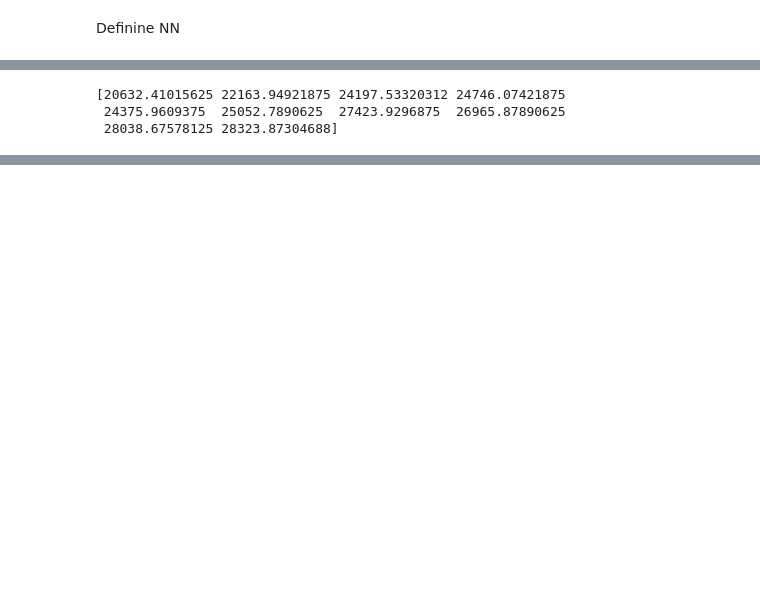
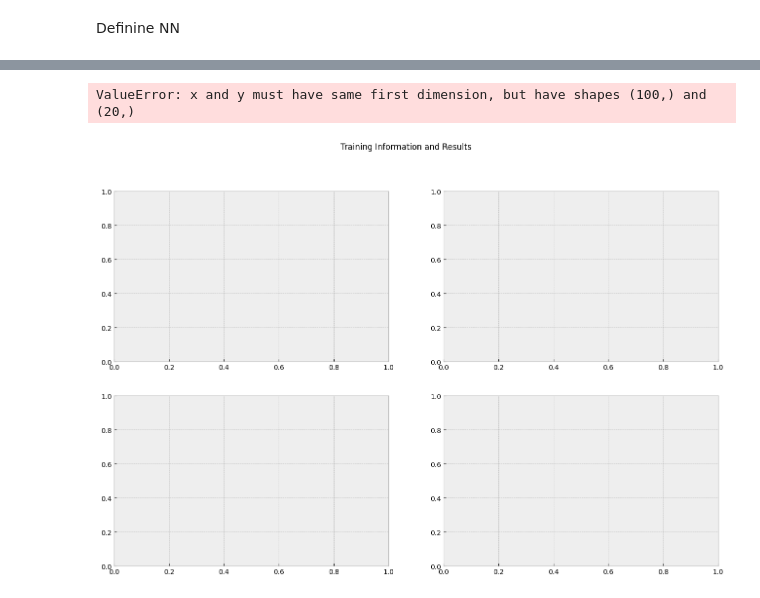
Before and after one commit to QuentinPerret/IAStockForeCaster, a Jupyter notebook: TimeSeriesForecasting.ipynb, the cells around one changed output, grey strips where cells are left out. Drawn from its saved outputs; the diff is of its cells as text; code cells hidden in the pictures; blank space fills up the shorter version.

Commit message:
lstm update

```diff
--- a/TimeSeriesForecasting.ipynb
+++ b/TimeSeriesForecasting.ipynb
@@ -82,0 +101,4 @@ TimeSeriesSplit(gap=0, max_train_size=None, n_splits=35, test_size=10)
+# %%
+lag = 60
+x_train , y_train = create_dataset(train_data,lag)
+x_test , y_test = create_dataset(test_data,lag)
@@ -82,0 +121,28 @@ TimeSeriesSplit(gap=0, max_train_size=None, n_splits=35, test_size=10)
+# %%
+import torch.utils.data as data
+import torch.optim as optim
+
+model = NaiveLSTM()
+optimizer = optim.Adam(model.parameters())
+loss_fn = nn.MSELoss()
+loader = data.DataLoader(data.TensorDataset(x_train,y_train),shuffle=True,batch_size=10)
+
+n_epoch = 5000
+for epoch in range(n_epoch):
+    model.train()
+    for X_batch , y_batch in loader:
+        y_pred = model(X_batch)
+        loss = loss_fn(y_pred,y_batch)
+        optimizer.zero_grad()
+        loss.backward()
+        optimizer.step()
+    #Validation
+    if epoch % 100 != 0:
+        continue
+    model.eval()
+    with torch.no_grad():
+        y_pred = model(x_train)
+        train_rmse = np.sqrt(loss_fn(y_pred,y_train))
+        y_pred = model(x_test)
+        test_rmse = np.sqrt(loss_fn(y_pred,y_test))
+    print(f'Epoch {epoch} : train RMSE {train_rmse} , test RMSE {test_rmse}')
@@ -161,10 +154,6 @@ RuntimeError: mat1 and mat2 shapes cannot be multiplied (1x356 and 346x10)
-# %%
-print(y_test.values)
-# %% [output]
-[20632.41015625 22163.94921875 24197.53320312 24746.07421875
- 24375.9609375  25052.7890625  27423.9296875  26965.87890625
- 28038.67578125 28323.87304688]
 # %%
+
+print(f"Training finished. Final loss: {loss:.6f}")
 a = np.linspace(1,n_epochs,n_epochs//100).astype(int)
 
 fig , axs = plt.subplots(2,2 , figsize=(16,10))
@@ -174,16 +163,17 @@ ax1 = axs[0,0]
 ax1.plot(a,history)
 ax1.set(xlabel="Epoch" , ylabel="Loss",title='Loss Function')
 
-final_result = y_train - y_pred
+final_result = y_train[700:] - y_pred
 ax2 = axs[0,1]
-ax2.plot(index,final_result.detach().numpy())
+ax2.plot(x[700:],final_result.detach().numpy())
 ax2.set(ylabel='Difference',xlabel='x')
 ax2.set_title('Différence between original and predicted values')
 
 ax3 = axs[1,1]
-ax3.plot(index,y_train,x,y_pred.detach().numpy(),'r')
+ax3.plot(x[0:700],y_train[0:700],x[700:],y_pred.detach().numpy(),'r')
 ax3.set(title='Final trained result',ylabel='y_pred',xlabel='x')
 
 ax4 = axs[1,0]
-ax4.plot(index,y_train[0:700],'b',x,y_train[700:],'r')
+ax4.plot(x[0:700],y_train[0:700],'b',x[700:],y_train[700:],'r')
 ax4.set(title='Initial values',ylabel='y_train',xlabel='x')
+# %% [output]
@@ -189,0 +181,2 @@ ax4.set(title='Initial values',ylabel='y_train',xlabel='x')
+ValueError: x and y must have same first dimension, but have shapes (100,) and (20,)
+[figure, added]
```
Also changed, not shown: parts of 15 cells of this notebook, 2 other files.
